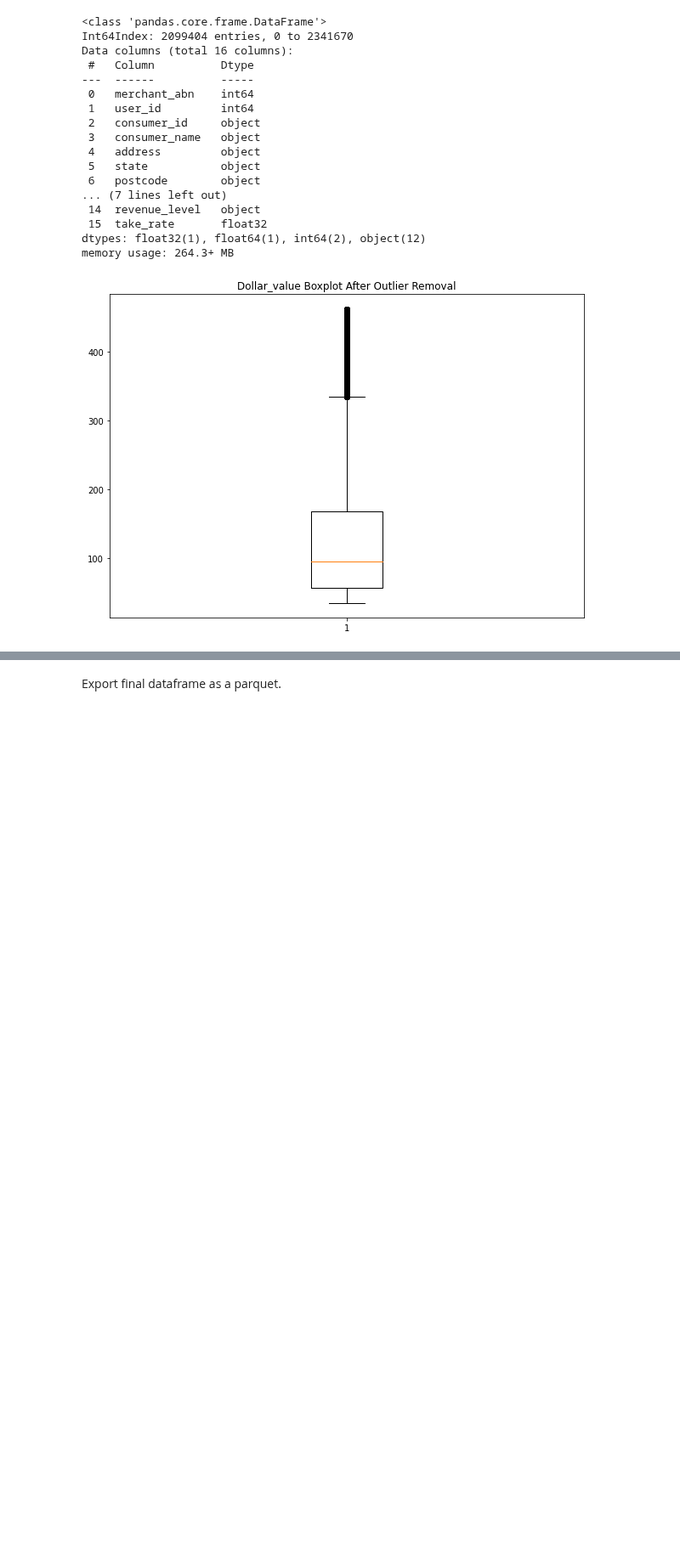
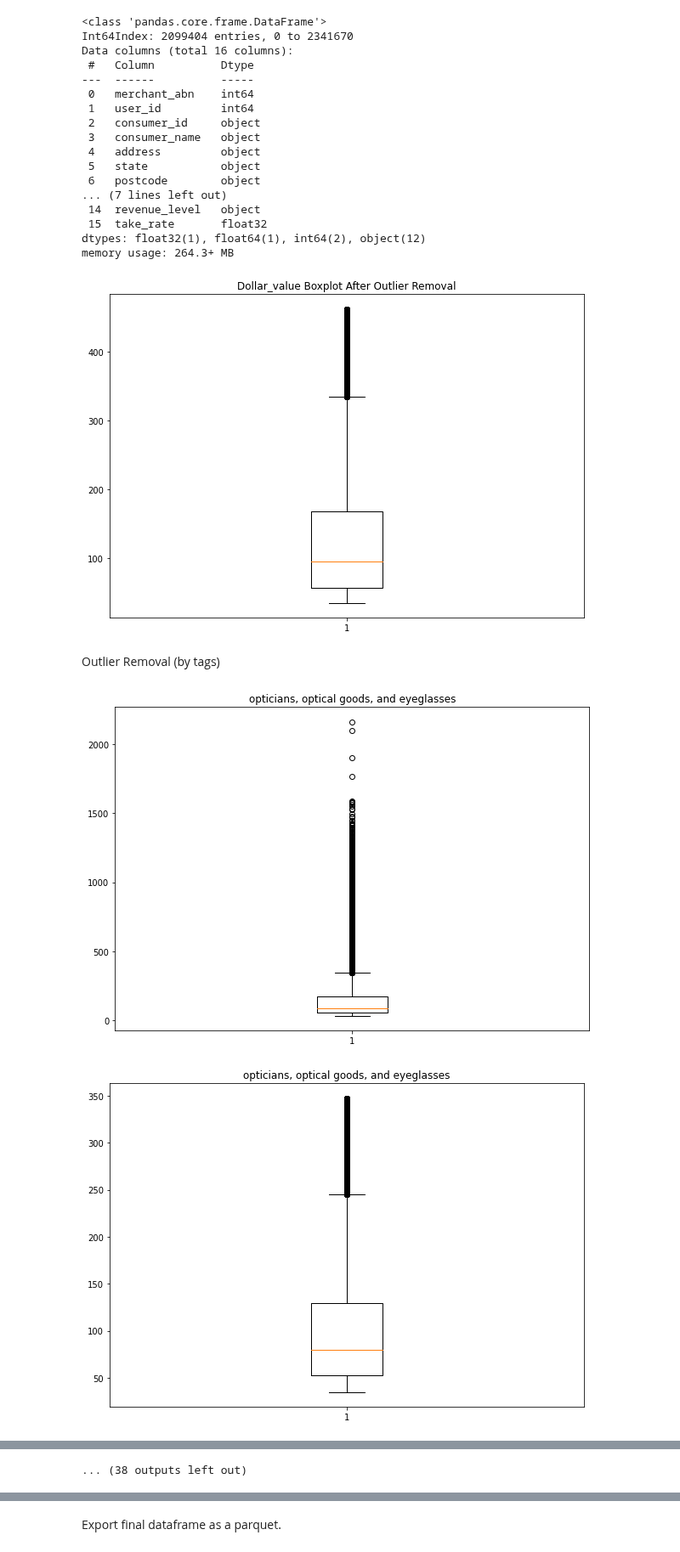
Before and after one commit to MAST30034-Applied-Data-Science/generic-buy-now-pay-later-project-group-11, a Jupyter notebook: notebooks/outlier_detection_removal.ipynb, the cells around one changed output, grey strips where cells are left out. Shown at 85% size. Cells and saved outputs as stored; diff of their text form; code cells hidden in the pictures; blank space fills up the shorter version.

Commit message:
Update outlier removal by tags

```diff
--- a/notebooks/outlier_detection_removal.ipynb
+++ b/notebooks/outlier_detection_removal.ipynb
@@ -159,3 +163,48 @@ plt.title("Dollar_value Boxplot After Outlier Removal")
 plt.show()
 # %% [output]
 [figure]
+# %% [markdown]
+Outlier Removal (by tags)
+# %%
+def remove_outlier_tags_IQR(df):
+    """ Function to implement IQR method
+    Args :
+    - df : dataframe to implement IQR outlier removal method
+    Returns :
+    - df_final : output dataframee after outlier removal
+    """
+
+    df_final = pd.DataFrame()   # Initialize empty dataframe
+    categories = df.select("categories").distinct().collect()
+
+    for category in categories:
+        category = category["categories"]
+        category_df = df.where(F.col("categories") == category)
+        category_df = category_df.toPandas()
+
+        # Show Initial Dollar Value Boxplot per category
+        fig = plt.figure(figsize =(10, 7))
+        plt.boxplot(category_df['dollar_value'])
+        plt.title(category)
+        plt.show()
+
+        # Calculate IQR per category to Remove Outliers
+        Q1=category_df['dollar_value'].quantile(0.25)
+        Q3=category_df['dollar_value'].quantile(0.75)
+        IQR=Q3-Q1
+        category_df_final=category_df[~((category_df['dollar_value']<(Q1-1.5*IQR)) | (category_df['dollar_value']>(Q3+1.5*IQR)))]
+
+        # Show Dollar Value Boxplot per category after Outlier Removal
+        fig = plt.figure(figsize =(10, 7))
+        plt.boxplot(category_df_final['dollar_value'])
+        plt.title(category)
+        plt.show()
+
+        df_final = df_final.append(category_df_final) # Append Category Dataframe with Outliers Removed to Final dataframe
+
+    return df_final
+# %%
+df_outlier_removed_tags = remove_outlier_tags_IQR(df_trx)
+# %% [output]
+[figure, added]
+[figure, added]
@@ -161,0 +221 @@ plt.show()
+... (38 outputs left out)
```
Also changed, not shown: parts of 7 cells of this notebook.
